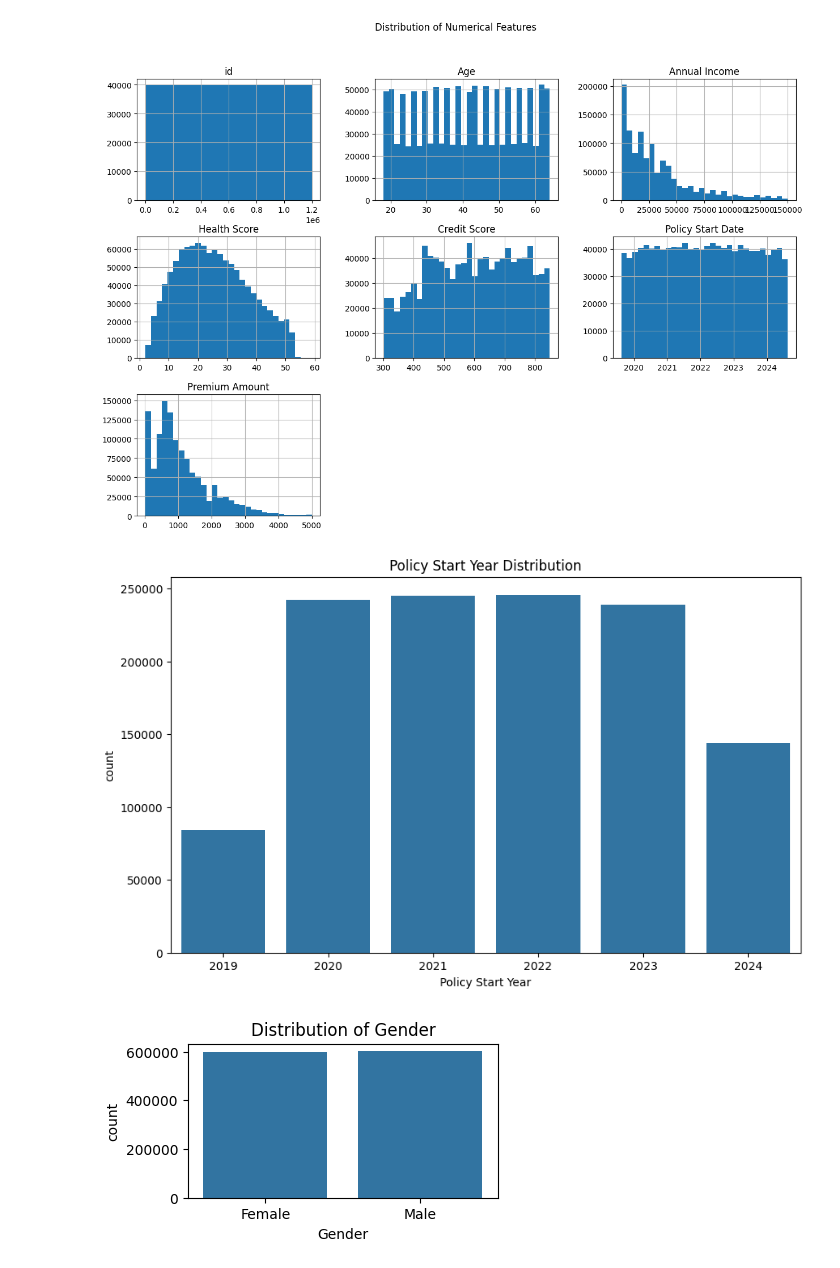
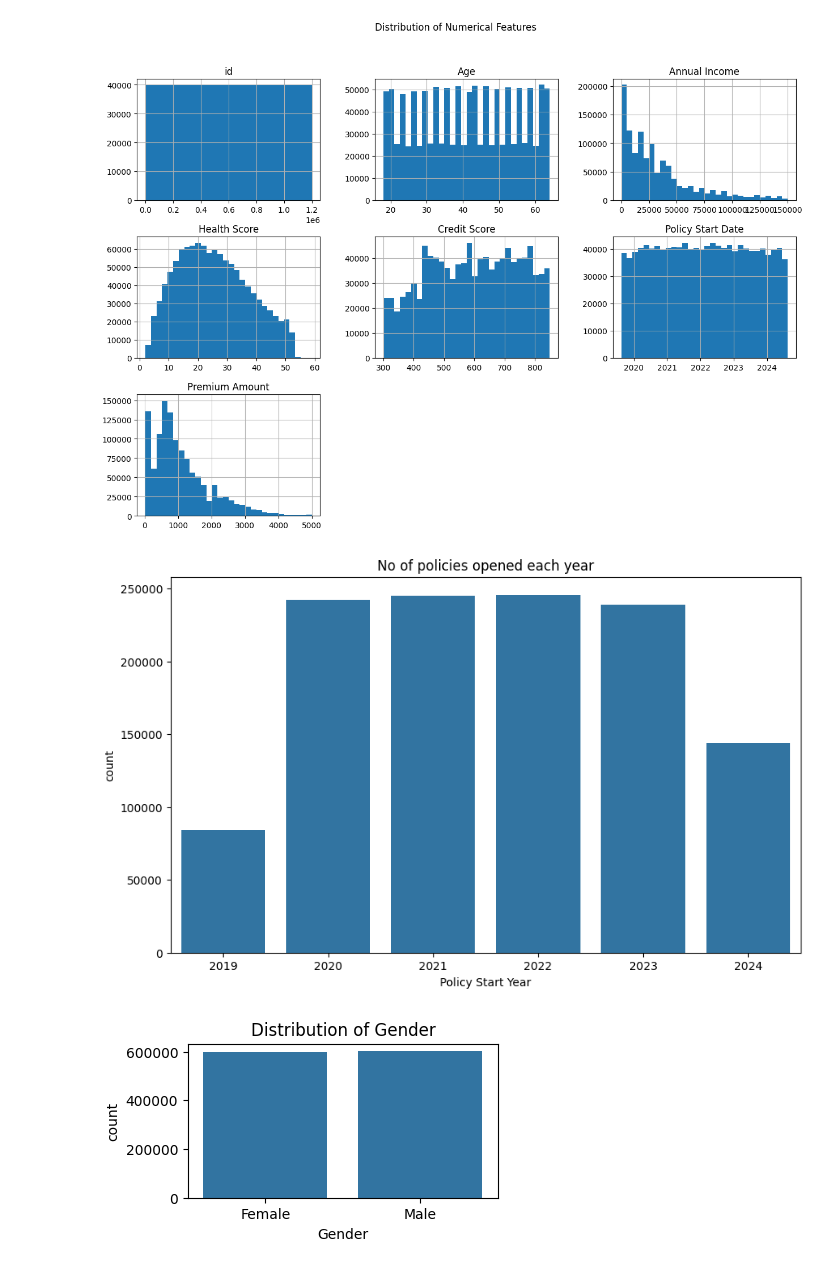
Before and after one commit to Mahaa-Lakshmi/SmartPremium, a Jupyter notebook: notebooks/EDA.ipynb, the cells around one changed output. Cells and saved outputs as stored; diff of their text form; code cells hidden in the pictures.

```diff
--- a/notebooks/EDA.ipynb
+++ b/notebooks/EDA.ipynb
@@ -181,11 +133,11 @@ plt.show()
 # %%
 data['Policy Start Year'] = data['Policy Start Date'].dt.year
 plt.figure(figsize=(10, 6))
 sns.countplot(x='Policy Start Year', data=data)
-plt.title('Policy Start Year Distribution')
+plt.title('No of policies opened each year')
 plt.show()
 # %% [output]
-[figure, old version]
+[figure, new version]
 # %%
 for feature in categorical_features:
     plt.figure(figsize=(4,2))
```
Also changed, not shown: parts of 35 cells of this notebook, 1 other file.
